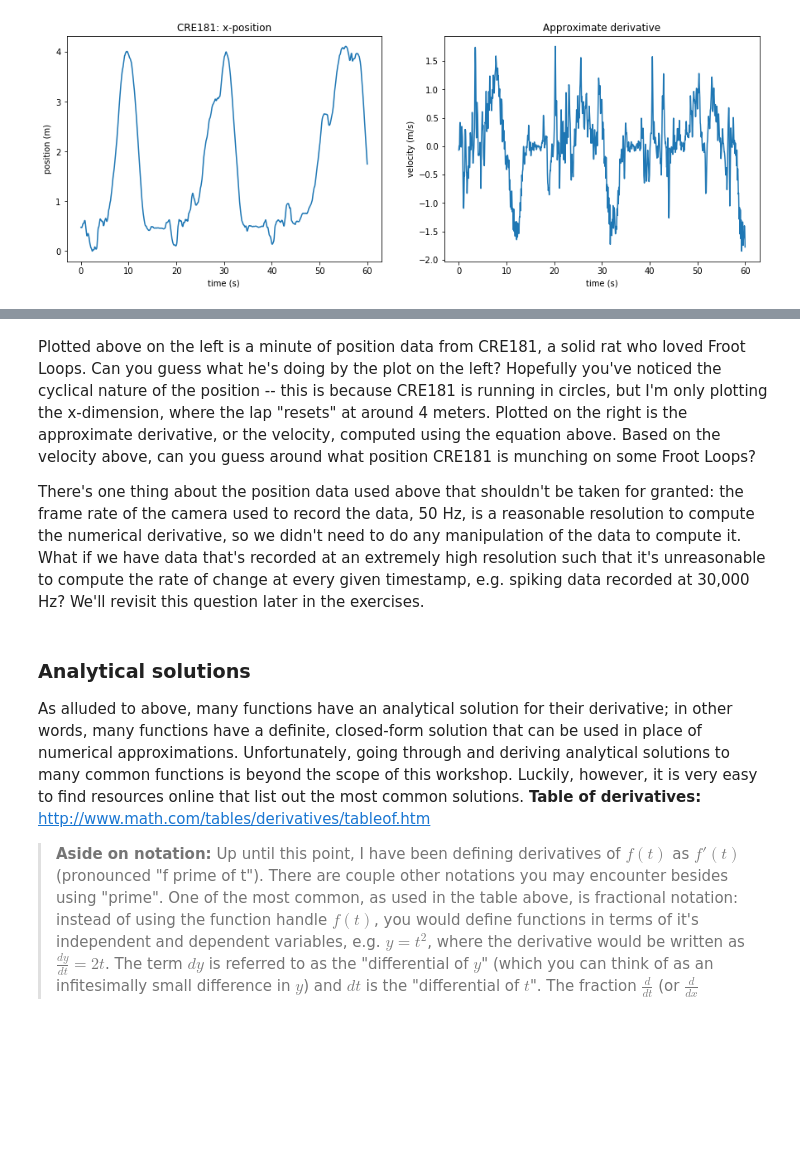
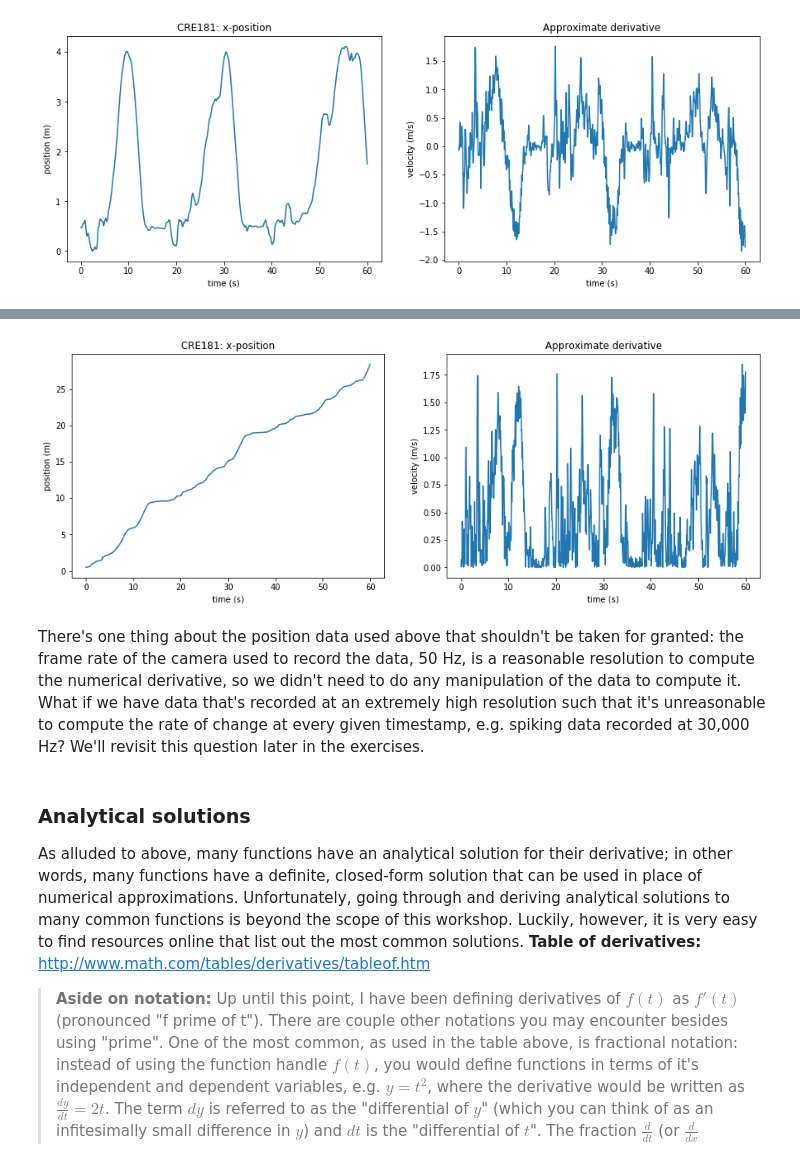
Before and after one commit to PrincetonUniversity/pni_bootcamp_2020, a Jupyter notebook: Module04_CalcDiffEQ/Day01_Calculus_Lecture.ipynb, the cells around one changed output, grey strips where cells are left out. Drawn from its saved outputs; the diff is of its cells as text; code cells hidden in the pictures; blank space fills up the shorter version.

```diff
--- a/Module04_CalcDiffEQ/Day01_Calculus_Lecture.ipynb
+++ b/Module04_CalcDiffEQ/Day01_Calculus_Lecture.ipynb
@@ -179,6 +183,28 @@ ax8.set_title("Approximate derivative");
+# %%
+# a useful function -- performes the circular difference to accound to the lap resets
+def circDiff(data):
+    cycle = np.max(x)            # this is the maximum position at which it resets
+    diffData = np.diff(data)
+    diffData2 = np.vstack((diffData,diffData+cycle,diffData-cycle))
+    return np.min(abs(diffData2),axis=0)
+
+# do the cumulative sum
+x_cum = np.cumsum(np.hstack((x[0],circDiff(x))))
+dx_cum = np.diff(x_cum)/dt
+
+_, (ax7,ax8) = plt.subplots(nrows=1,ncols=2,figsize=(15,5))
+ax7.plot(ts,x_cum)
+ax7.set_xlabel('time (s)')
+ax7.set_ylabel('position (m)');
+ax7.set_title("CRE181: x-position");
+
+ax8.plot(ts[:-1],dx_cum)
+ax8.set_xlabel('time (s)')
+ax8.set_ylabel('velocity (m/s)');
+ax8.set_title("Approximate derivative");
+# %% [output]
+[figure, added]
 # %% [markdown]
-Plotted above on the left is a minute of position data from CRE181, a solid rat who loved Froot Loops. Can you guess what he's doing by the plot on the left? Hopefully you've noticed the cyclical nature of the position -- this is because CRE181 is running in circles, but I'm only plotting the x-dimension, where the lap "resets" at around 4 meters. Plotted on the right is the approximate derivative, or the velocity, computed using the equation above. Based on the velocity above, can you guess around what position CRE181 is munching on some Froot Loops?
-
 There's one thing about the position data used above that shouldn't be taken for granted: the frame rate of the camera used to record the data, 50 Hz, is a reasonable resolution to compute the numerical derivative, so we didn't need to do any manipulation of the data to compute it. What if we have data that's recorded at an extremely high resolution such that it's unreasonable to compute the rate of change at every given timestamp, e.g. spiking data recorded at 30,000 Hz? We'll revisit this question later in the exercises.
 # %% [markdown]
 ### Analytical solutions
```
Also changed, not shown: parts of 2 cells of this notebook, 2 other files.
